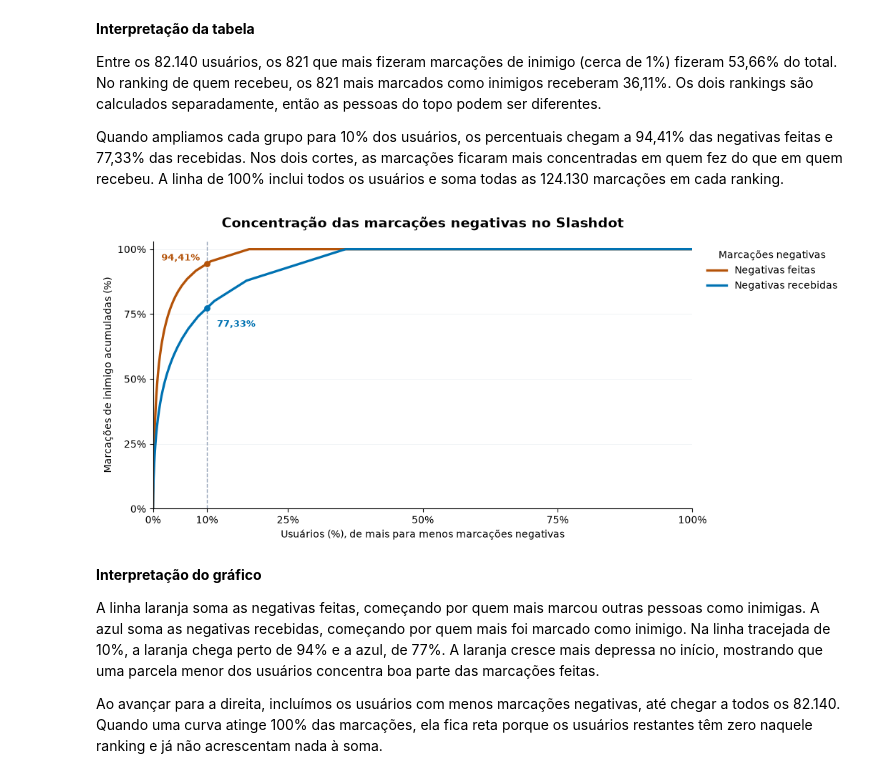
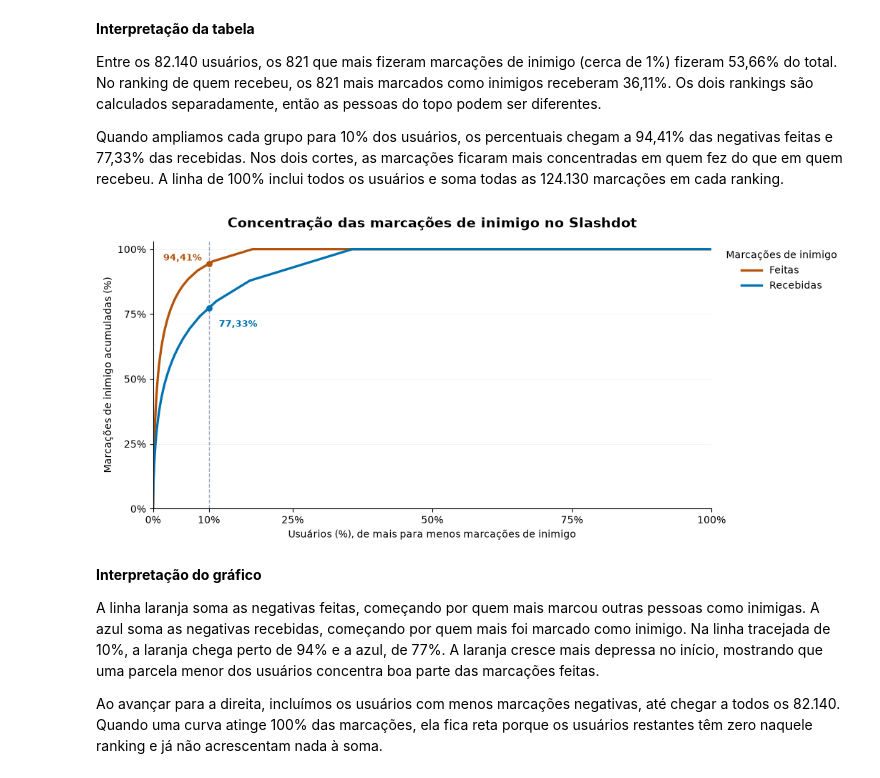
Before and after one commit to arthurlins7/Projeto-Grafos, a Jupyter notebook: notebooks/01_exploracao_dados.ipynb, the cells around one changed output. Drawn from its saved outputs; the diff is of its cells as text; code cells hidden in the pictures.

Commit message:
gráfico 5.5: marcações de inimigo no lugar de negativas (título, legenda e eixo)

```diff
--- a/notebooks/01_exploracao_dados.ipynb
+++ b/notebooks/01_exploracao_dados.ipynb
@@ -444,51 +444,52 @@ Entre os 82.140 usuários, os 821 que mais fizeram marcações de inimigo (cerca
 Quando ampliamos cada grupo para 10% dos usuários, os percentuais chegam a 94,41% das negativas feitas e 77,33% das recebidas. Nos dois cortes, as marcações ficaram mais concentradas em quem fez do que em quem recebeu. A linha de 100% inclui todos os usuários e soma todas as 124.130 marcações em cada ranking.
 # %%
 # [IA] ChatGPT - apoio na montagem da curva acumulada com Matplotlib
+# [IA] Claude – troca de "negativas" por "de inimigo" nos textos do gráfico (decisão do grupo)
 import matplotlib.pyplot as plt
 from matplotlib.ticker import PercentFormatter
 
 percentual_usuarios = 100 * pd.RangeIndex(total_usuarios + 1) / total_usuarios
 fig, eixo = plt.subplots(figsize=(10.4, 4.6), layout="constrained")
 for acumulado, rotulo, cor in (
-    (acumulado_feitas, "Negativas feitas", "#B45309"),
-    (acumulado_recebidas, "Negativas recebidas", "#0072B2"),
+    (acumulado_feitas, "Feitas", "#B45309"),
+    (acumulado_recebidas, "Recebidas", "#0072B2"),
 ):
     percentual_negativas = 100 * acumulado / total_negativas
     eixo.plot(percentual_usuarios, [0, *percentual_negativas], label=rotulo, color=cor, linewidth=2.4)
 
 eixo.axvline(10, color="#94A3B8", linestyle="--", linewidth=1)
 corte_10 = resumo_concentracao_negativas.loc[
     resumo_concentracao_negativas["Usuários do topo (%)"] == 10
 ].iloc[0]
 for coluna, cor, deslocamento, horizontal, vertical in (
     ("Negativas feitas (%)", "#B45309", (-7, 1), "right", "bottom"),
     ("Negativas recebidas (%)", "#0072B2", (10, -12), "left", "top"),
 ):
     valor = corte_10[coluna]
     eixo.scatter(10, valor, color=cor, s=28, zorder=3)
     eixo.annotate(
         f"{valor:.2f}%".replace(".", ","), (10, valor),
         xytext=deslocamento, textcoords="offset points",
         color=cor, fontsize=9, fontweight="bold", ha=horizontal, va=vertical,
     )
 eixo.set(xlim=(0, 100), ylim=(0, 103), xticks=[0, 10, 25, 50, 75, 100],
          yticks=[0, 25, 50, 75, 100])
 eixo.xaxis.set_major_formatter(PercentFormatter(xmax=100))
 eixo.yaxis.set_major_formatter(PercentFormatter(xmax=100))
-eixo.set_xlabel("Usuários (%), de mais para menos marcações negativas")
+eixo.set_xlabel("Usuários (%), de mais para menos marcações de inimigo")
 eixo.set_ylabel("Marcações de inimigo acumuladas (%)")
-eixo.set_title("Concentração das marcações negativas no Slashdot", fontsize=14, fontweight="bold", pad=14)
+eixo.set_title("Concentração das marcações de inimigo no Slashdot", fontsize=14, fontweight="bold", pad=14)
 eixo.grid(axis="y", color="#EDF1F5", linewidth=0.6)
 eixo.set_axisbelow(True)
 eixo.spines[["top", "right"]].set_visible(False)
-eixo.legend(title="Marcações negativas", loc="upper left", bbox_to_anchor=(1.01, 1), frameon=False)
+eixo.legend(title="Marcações de inimigo", loc="upper left", bbox_to_anchor=(1.01, 1), frameon=False)
 
 pasta_figuras = pasta_projeto / "out" / "parte2"
 pasta_figuras.mkdir(parents=True, exist_ok=True)
 fig.savefig(pasta_figuras / "avd_concentracao_negativas.png", dpi=150, facecolor="white")
 plt.show()
 # %% [output]
-[figure, old version]
+[figure, new version]
 # %% [markdown]
 **Interpretação do gráfico**
 
```
Also changed, not shown: 2 other files.
